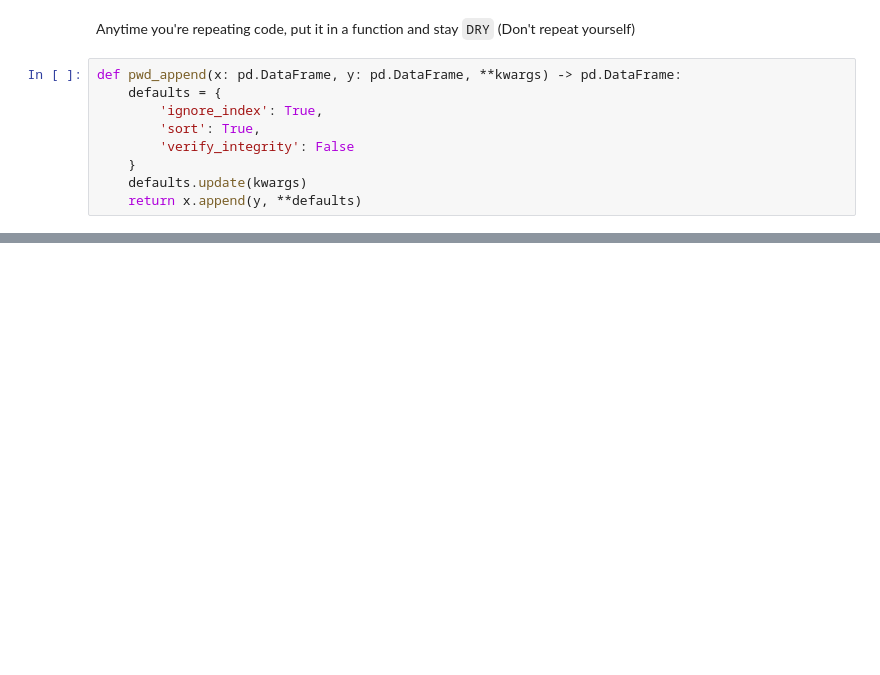
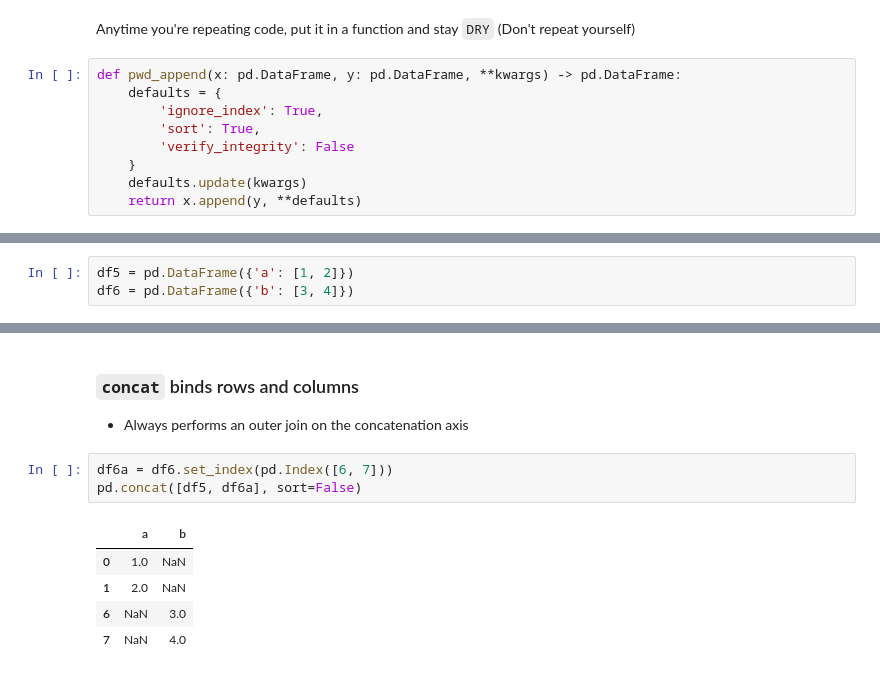
Before and after one commit to dgerlanc/programming-with-data, a Jupyter notebook: 05-merge-pivot-slides.ipynb, the cells around one changed output, grey strips where cells are left out. Saved outputs shown, nothing was run; the diff lists cells and outputs as text; blank space fills up the shorter version.

```diff
--- a/05-merge-pivot-slides.ipynb
+++ b/05-merge-pivot-slides.ipynb
@@ -283,0 +323,3 @@ def pwd_append(x: pd.DataFrame, y: pd.DataFrame, **kwargs) -> pd.DataFrame:
+# %%
+df5 = pd.DataFrame({'a': [1, 2]})
+df6 = pd.DataFrame({'b': [3, 4]})
@@ -283,0 +332,13 @@ def pwd_append(x: pd.DataFrame, y: pd.DataFrame, **kwargs) -> pd.DataFrame:
+# %% [markdown]
+### `concat`  binds rows and columns
+
+* Always performs an outer join on the concatenation axis
+# %%
+df6a = df6.set_index(pd.Index([6, 7]))
+pd.concat([df5, df6a], sort=False)
+# %% [output]
+|  | a | b |
+| 0 | 1.0 | NaN |
+| 1 | 2.0 | NaN |
+| 6 | NaN | 3.0 |
+| 7 | NaN | 4.0 |
```
Also changed, not shown: parts of 19 cells of this notebook, 1 other file.
